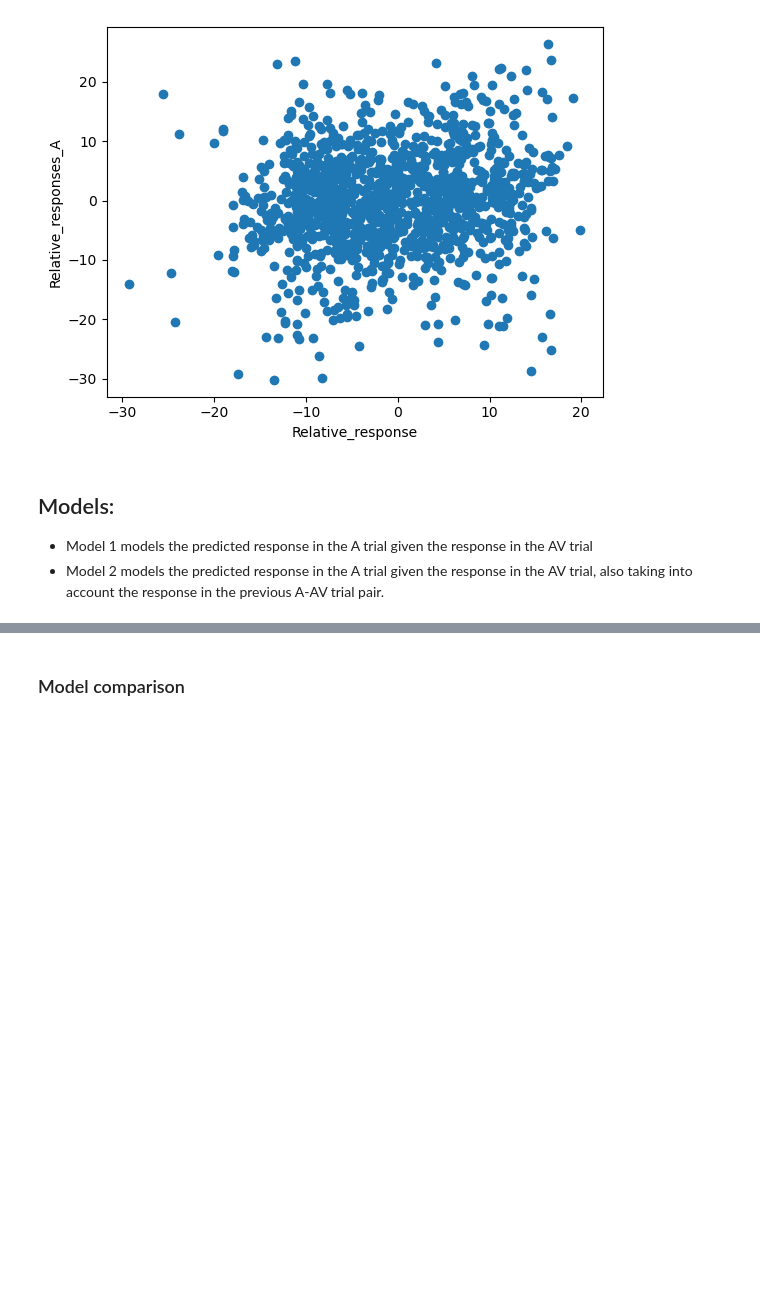
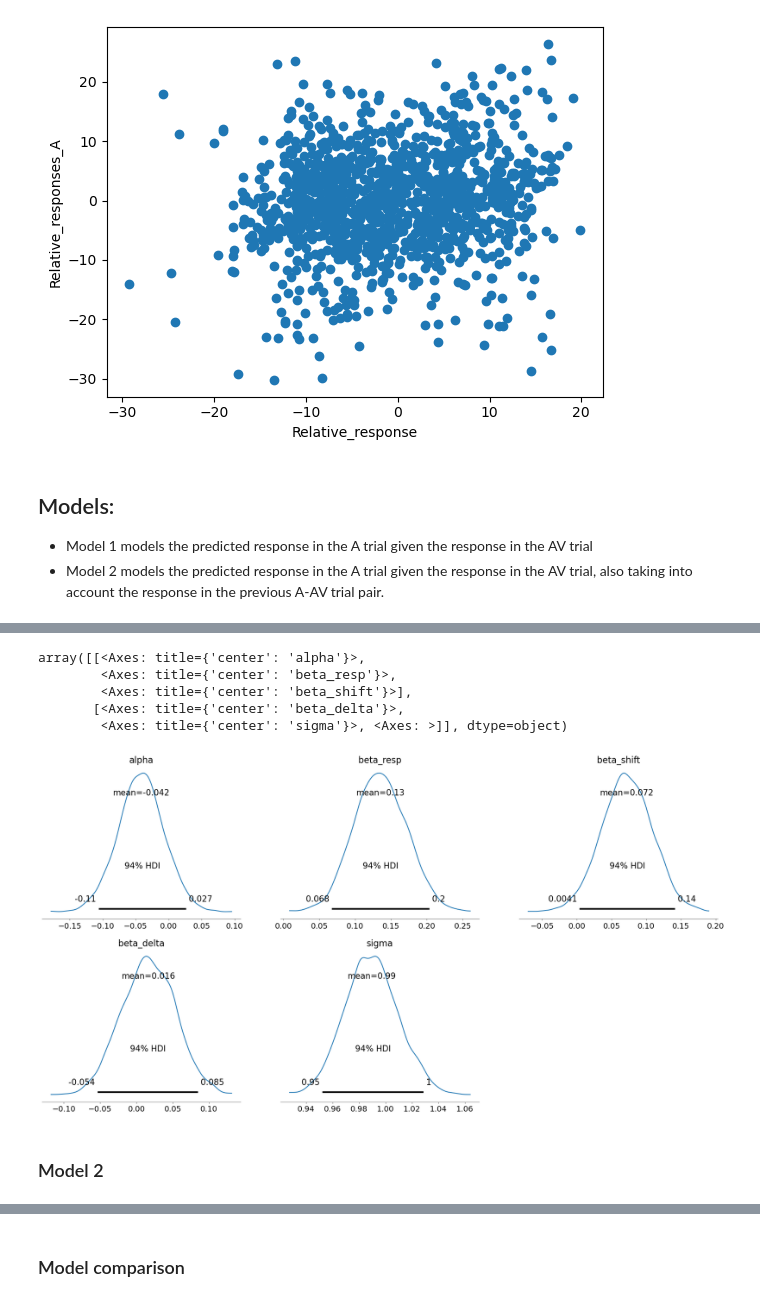
Before and after one commit to MiloszHoleksa/CompCogSci2, a Jupyter notebook: ccs2.ipynb, the cells around one changed output, grey strips where cells are left out. Cells and saved outputs as stored; diff of their text form; code cells hidden in the pictures; blank space fills up the shorter version.

```diff
--- a/ccs2.ipynb
+++ b/ccs2.ipynb
@@ -420 +456,13 @@ array([<Axes: title={'center': 'alpha'}>,
+# %%
+import arviz as az
+az.plot_posterior(trace_base_2)
+# %% [output]
+array([[<Axes: title={'center': 'alpha'}>,
+        <Axes: title={'center': 'beta_resp'}>,
+        <Axes: title={'center': 'beta_shift'}>],
+       [<Axes: title={'center': 'beta_delta'}>,
+        <Axes: title={'center': 'sigma'}>, <Axes: >]], dtype=object)
+[figure, added]
+# %% [markdown]
+### Model 2
 # %%
```
Also changed, not shown: parts of 18 cells of this notebook.
